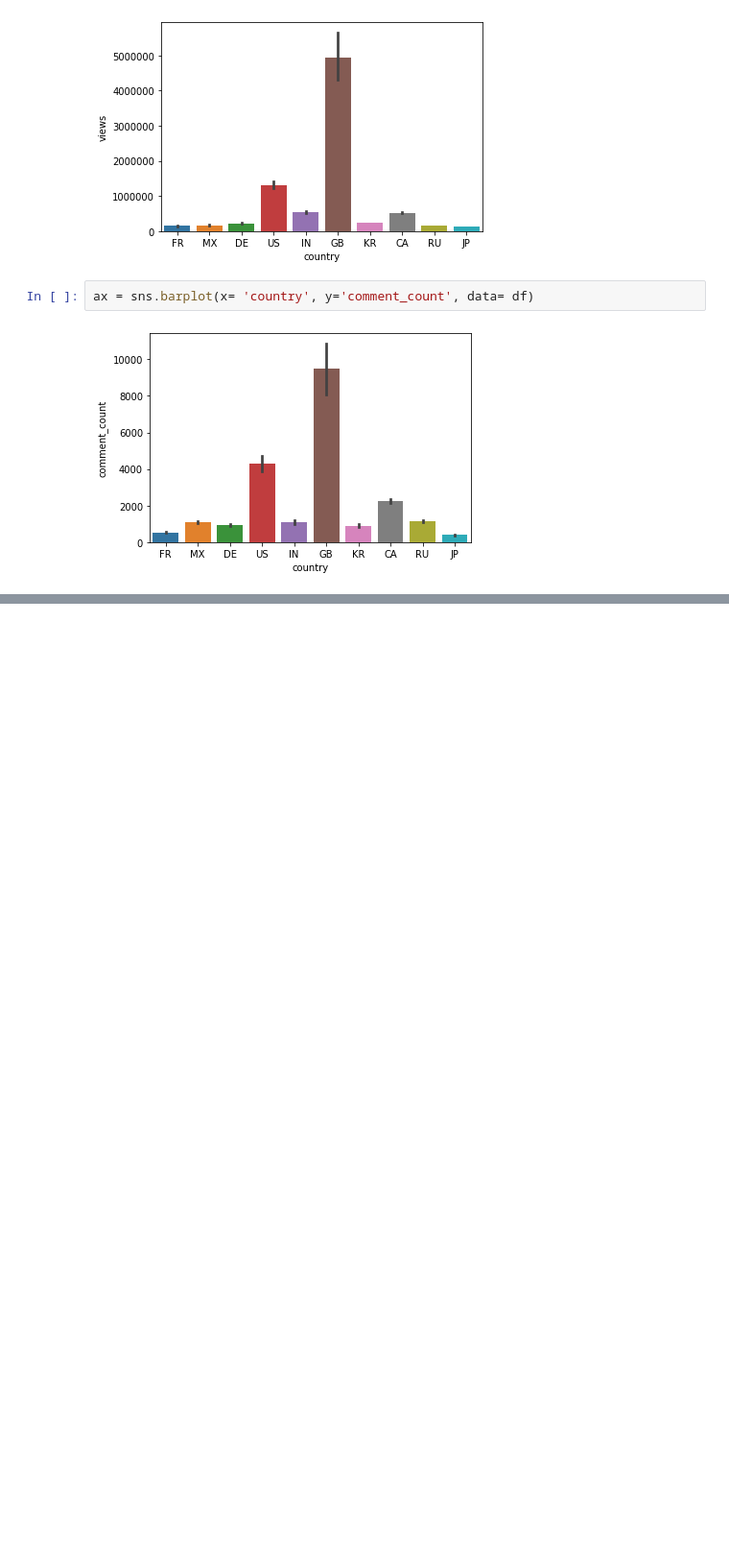
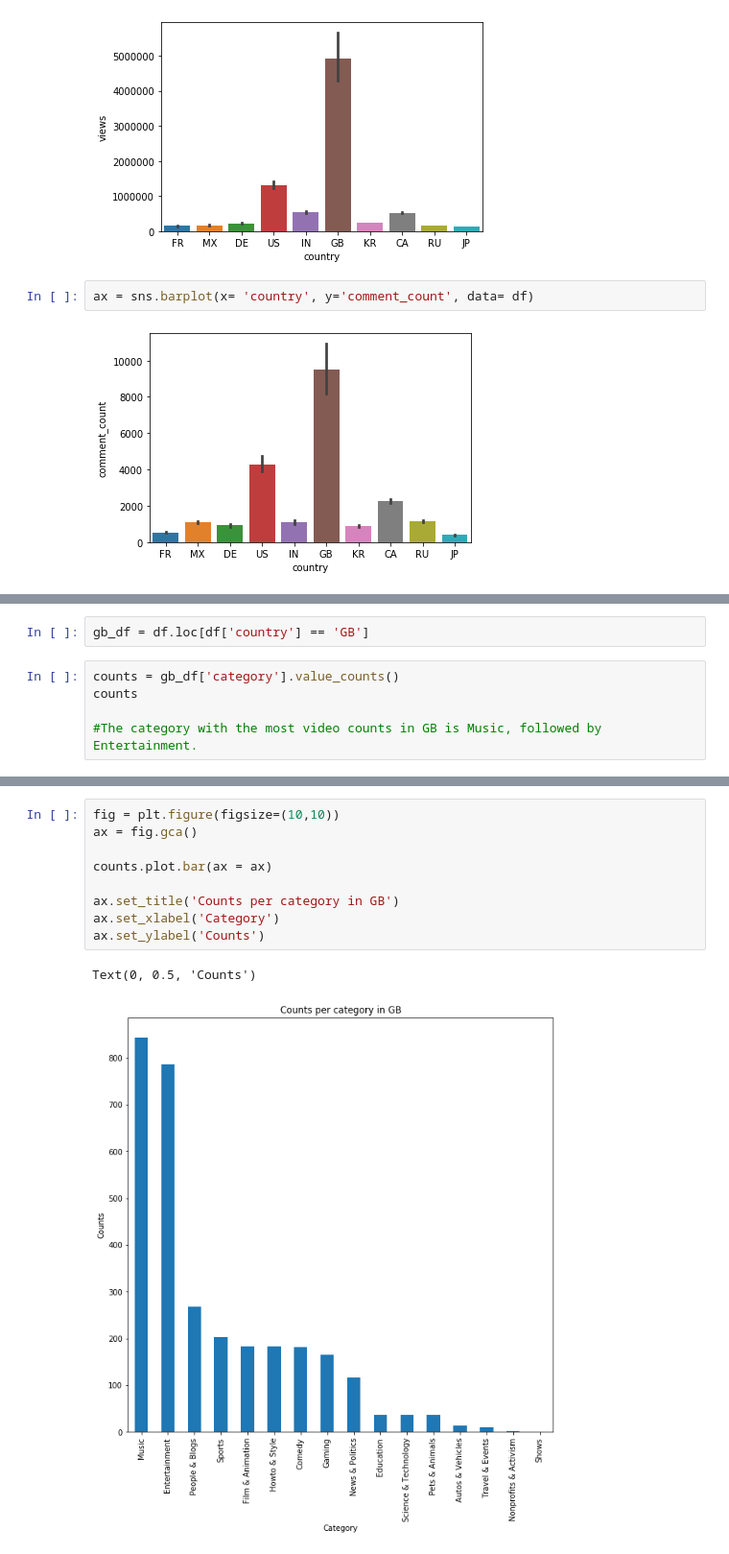
Before and after one commit to adelelezaj/YoutubePrj, a Jupyter notebook: youtube.ipynb, the cells around one changed output, grey strips where cells are left out. Shown at 96% size. Drawn from its saved outputs; the diff is of its cells as text; blank space fills up the shorter version.

```diff
--- a/youtube.ipynb
+++ b/youtube.ipynb
@@ -164,0 +162,7 @@ ax = sns.barplot(x= 'country', y='comment_count', data= df)
+# %%
+gb_df = df.loc[df['country'] == 'GB']
+# %%
+counts = gb_df['category'].value_counts()
+counts
+
+#The category with the most video counts in GB is Music, followed by Entertainment.
@@ -164,0 +187,12 @@ ax = sns.barplot(x= 'country', y='comment_count', data= df)
+# %%
+fig = plt.figure(figsize=(10,10))
+ax = fig.gca()
+
+counts.plot.bar(ax = ax)
+
+ax.set_title('Counts per category in GB')
+ax.set_xlabel('Category')
+ax.set_ylabel('Counts')
+# %% [output]
+Text(0, 0.5, 'Counts')
+[figure, added]
```
Also changed, not shown: parts of 30 cells of this notebook.
